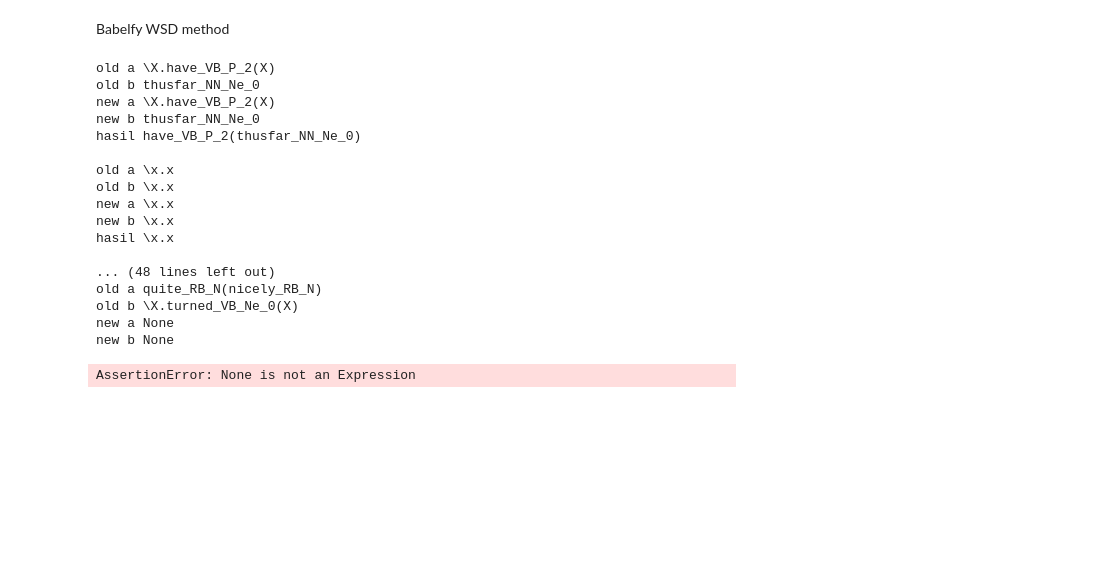
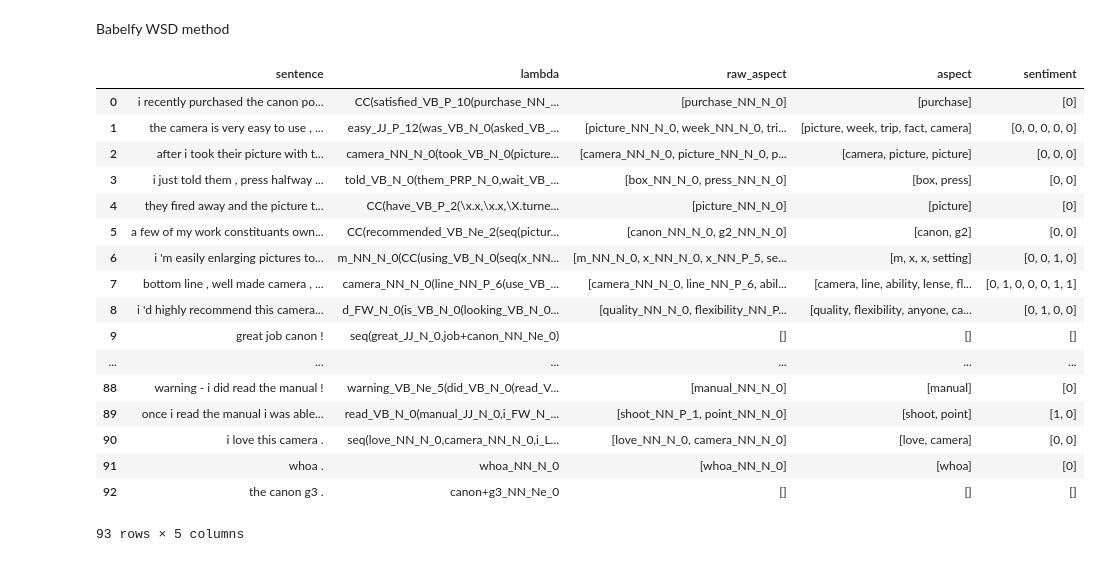
Before and after one commit to farzanurifan/tugas-akhir, a Jupyter notebook: New-Lambda-Calculus.ipynb, the cells around one changed output. Drawn from its saved outputs; the diff is of its cells as text; code cells hidden in the pictures; blank space fills up the shorter version.

```diff
--- a/New-Lambda-Calculus.ipynb
+++ b/New-Lambda-Calculus.ipynb
@@ -552,74 +586,84 @@ def replacer(a, b):
 # %%
 def glue_process(sent):
+    preprocessed = preprocessing(sent)
+
     url = "http://localhost:5000/ccgParsing"
-    data = {"sent": sent}
+    data = {"sent": preprocessed}
     r = requests.post(url, data=data)
 
     res = r.json()
 
     from_res = res['tree']
 
-    text = nltk.word_tokenize(sent)
+    text = nltk.word_tokenize(preprocessed)
     nltk_pos = nltk.pos_tag(text)
 
     pos_tagged = insert_pos_tag(from_res, pos_tag(data['sent']), nltk_pos)
-
     hasil = parser(pos_tagged)
 
     tree = Tree.fromstring(hasil)
-    swn_score = get_score(sent)
+    print("hit2222")
+    swn_score = get_score(preprocessed)
 
 #     print(tree)
     return lambda_calculus(tree, swn_score)
 # %%
 import pandas as pd
 
-
 def semua(collection):
     df = pd.DataFrame(columns=['sentence', 'lambda', 'raw_aspect', 'aspect', 'sentiment'])
+    df_err = pd.DataFrame(columns=['sentence'])
     for data in collection:
-        hasil = glue_process(data)
+        try:
+            hasil = glue_process(data)
 
-        pattern = '(\w*?\+?\w*_NN_[P|N]_\d)'
-        aspek = re.findall(pattern, str(hasil))
-        aspect = []
-        sentiment = []
-        temp = ''
-        for asp in aspek:
-            temp = asp.split('_')
-            aspect.append(temp[0].replace('+', ' '))
-            sentiment.append(1 if temp[2] == 'P' else 0)
+            pattern = '(\w*?\+?\w*_NN_[P|Ne]_\d)'
+            aspek = re.findall(pattern, str(hasil))
+            aspect = []
+            sentiment = []
+            temp = ''
+            for asp in aspek:
+                temp = asp.split('_')
+                aspect.append(temp[0].replace('+', ' '))
+                sentiment.append(1 if temp[2] == 'P' else 0)
 
-        df = df.append({'sentence': data, 'lambda': hasil,'raw_aspect': aspek, 'aspect': aspect, 'sentiment': sentiment}, ignore_index=True)
+            #print('------------------------')
+            #print(aspect, sentiment)
+            #print('------------------------')
+            df = df.append({'sentence': data, 'lambda': hasil,'raw_aspect': aspek, 'aspect': aspect, 'sentiment': sentiment}, ignore_index=True)
+        except:
+            df_err = df_err.append({'sentence': data}, ignore_index=True)
+
     df.to_csv('hasil_ccg.csv')
+    df_err.to_csv('hasil_err_ccg.csv')
     return df
 # %%
 # input file
 df = pd.read_csv("dataset.csv")
 # preprocess
 sentences = df['review']
 labels = df["target"]
 
-semua(sentences[4:10])
+semua(sentences[:300])
 # %% [output]
+|  | sentence | lambda | raw_aspect | aspect | sentiment |
+| 0 | i recently purchased the canon po... | CC(satisfied_VB_P_10(purchase_NN_... | [purchase_NN_N_0] | [purchase] | [0] |
+| 1 | the camera is very easy to use , ... | easy_JJ_P_12(was_VB_N_0(asked_VB_... | [picture_NN_N_0, week_NN_N_0, tri... | [picture, week, trip, fact, camera] | [0, 0, 0, 0, 0] |
+| 2 | after i took their picture with t... | camera_NN_N_0(took_VB_N_0(picture... | [camera_NN_N_0, picture_NN_N_0, p... | [camera, picture, picture] | [0, 0, 0] |
+| 3 | i just told them , press halfway ... | told_VB_N_0(them_PRP_N_0,wait_VB_... | [box_NN_N_0, press_NN_N_0] | [box, press] | [0, 0] |
+| 4 | they fired away and the picture t... | CC(have_VB_P_2(\x.x,\x.x,\X.turne... | [picture_NN_N_0] | [picture] | [0] |
+| 5 | a few of my work constituants own... | CC(recommended_VB_Ne_2(seq(pictur... | [canon_NN_N_0, g2_NN_N_0] | [canon, g2] | [0, 0] |
+| 6 | i 'm easily enlarging pictures to... | m_NN_N_0(CC(using_VB_N_0(seq(x_NN... | [m_NN_N_0, x_NN_N_0, x_NN_P_5, se... | [m, x, x, setting] | [0, 0, 1, 0] |
+| 7 | bottom line , well made camera , ... | camera_NN_N_0(line_NN_P_6(use_VB_... | [camera_NN_N_0, line_NN_P_6, abil... | [camera, line, ability, lense, fl... | [0, 1, 0, 0, 0, 1, 1] |
+| 8 | i 'd highly recommend this camera... | d_FW_N_0(is_VB_N_0(looking_VB_N_0... | [quality_NN_N_0, flexibility_NN_P... | [quality, flexibility, anyone, ca... | [0, 1, 0, 0] |
+| 9 | great job canon ! | seq(great_JJ_N_0,job+canon_NN_Ne_0) | [] | [] | [] |
+| ... | ... | ... | ... | ... | ... |
+| 88 | warning - i did read the manual ! | warning_VB_Ne_5(did_VB_N_0(read_V... | [manual_NN_N_0] | [manual] | [0] |
+| 89 | once i read the manual i was able... | read_VB_N_0(manual_JJ_N_0,i_FW_N_... | [shoot_NN_P_1, point_NN_N_0] | [shoot, point] | [1, 0] |
+| 90 | i love this camera . | seq(love_NN_N_0,camera_NN_N_0,i_L... | [love_NN_N_0, camera_NN_N_0] | [love, camera] | [0, 0] |
+| 91 | whoa . | whoa_NN_N_0 | [whoa_NN_N_0] | [whoa] | [0] |
+| 92 | the canon g3 . | canon+g3_NN_Ne_0 | [] | [] | [] |
-old a \X.have_VB_P_2(X)
-old b thusfar_NN_Ne_0
-new a \X.have_VB_P_2(X)
-new b thusfar_NN_Ne_0
-hasil have_VB_P_2(thusfar_NN_Ne_0)
-
-old a \x.x
-old b \x.x
-new a \x.x
-new b \x.x
-hasil \x.x
-
-... (48 lines left out)
-old a quite_RB_N(nicely_RB_N)
-old b \X.turned_VB_Ne_0(X)
-new a None
-new b None
+93 rows × 5 columns
-AssertionError: None is not an Expression
 # %%
 # glue_process('i recently purchased the canon powershot g3 and am extremely satisfied with the purchase')
 # %%
```
Also changed, not shown: parts of 10 cells of this notebook, 2 other files.
